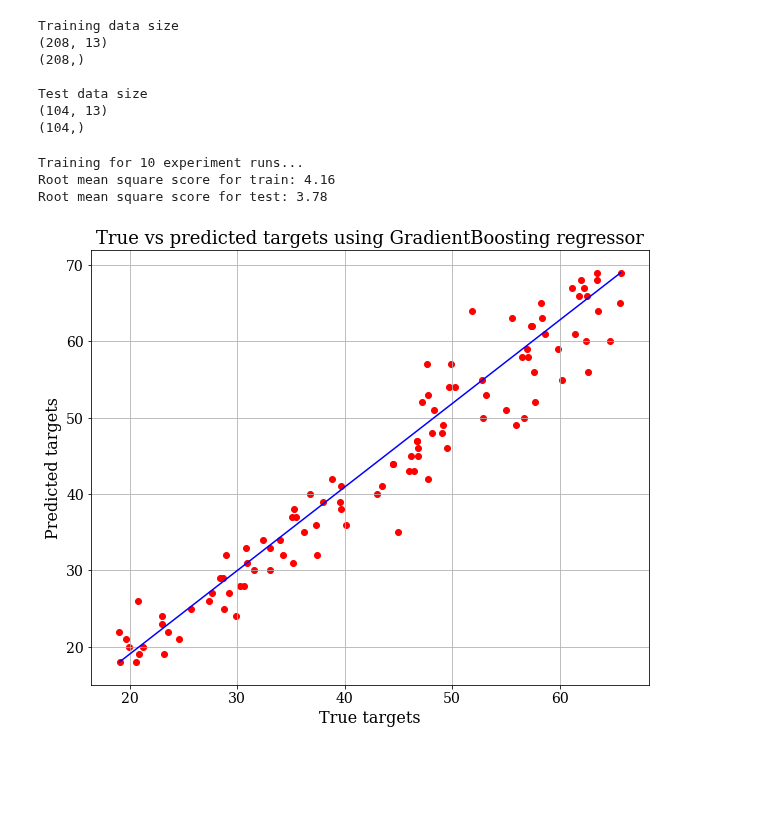
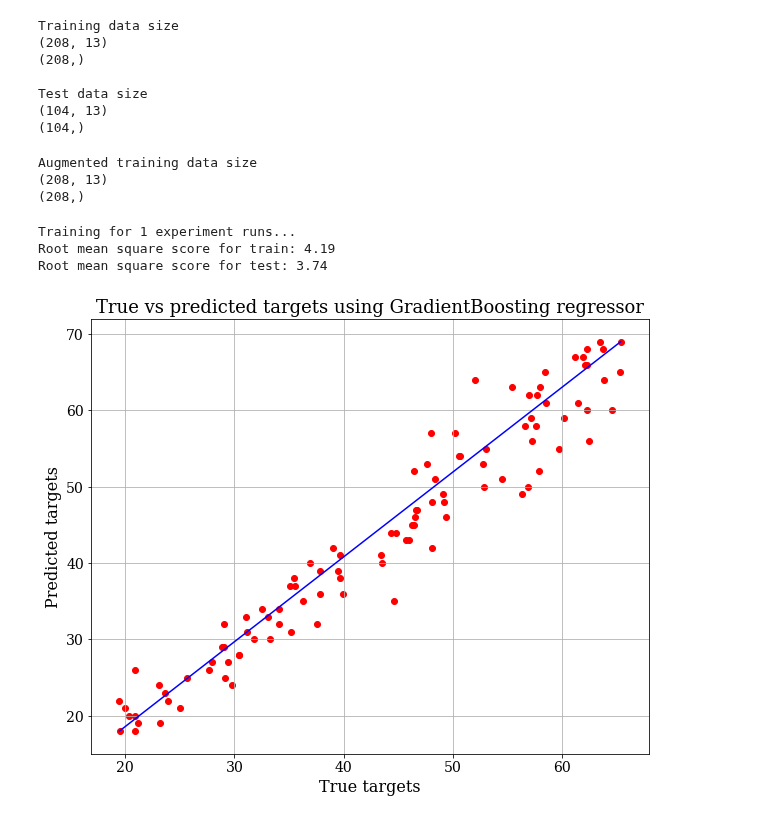
Before and after one commit to anuprulez/pmlb_regression, a Jupyter notebook: age_prediction/Age_Prediction_DNA_Methylation.ipynb, the cells around one changed output. Drawn from its saved outputs; the diff is of its cells as text; code cells hidden in the pictures; blank space fills up the shorter version.

Commit message:
Add data augmentation

```diff
--- a/age_prediction/Age_Prediction_DNA_Methylation.ipynb
+++ b/age_prediction/Age_Prediction_DNA_Methylation.ipynb
@@ -35,8 +35,36 @@ Training data size
 Test data size
 (104, 13)
 (104,)
+# %%
+# Training data augmentation
+
+noise_param = 0.001
+factor = 1
+low = -0.001
+high = 0.001
+
+def augment_data(X, y, n, noise):
+    _X = X.copy()
+    _y = y.copy()
+    for _ in range(n):
+        X = np.r_[X, _X + np.random.uniform(low, high, (_X.shape[0], _X.shape[1]))]
+        y = np.r_[y, _y]
+    return X, y
+
+#training_data_aug, training_label_aug = augment_data(training_data, training_label, factor, noise_param)
+training_data_aug, training_label_aug = training_data, training_label
+
+print("")
+print("Augmented training data size")
+
+print(training_data_aug.shape)
+print(training_label_aug.shape)
+# %% [output]
+Augmented training data size
+(208, 13)
+(208,)
 # %%
-from sklearn import ensemble, metrics
+from sklearn import ensemble, metrics, linear_model, svm
 from sklearn.pipeline import Pipeline
 from sklearn.model_selection import GridSearchCV, KFold
 import warnings
@@ -46,9 +74,10 @@ from matplotlib import rcParams
 warnings.filterwarnings('ignore')
 
 rcParams['font.family'] = "serif"
-cv = 10
+cv = 5
 rs = 3111696
-exp_run = 10
+exp_run = 1
+
 rmse_train = np.zeros(exp_run)
 rmse_test = np.zeros(exp_run)
 
@@ -59,7 +88,7 @@ regressor = Pipeline([
 
 # list of possible parameter values to be checked
 parameters = [{ \
-    'regression__n_estimators': [25, 50, 75, 100, 200]
+    'regression__n_estimators': [50, 75, 100, 200]
 }]
 
 print("Training for %d experiment runs..." % exp_run)
@@ -76,42 +105,43 @@ def train_gbr(experiment_number):
                                        error_score=0, scoring=mse)
 
     # fit training data
-    optimized_regressor.fit(training_data, training_label)
+    optimized_regressor.fit(training_data_aug, training_label_aug)
     best_regressor = optimized_regressor.best_estimator_
 
     # compute root mean squared error
     rmse_tr = np.sqrt(np.abs(optimized_regressor.best_score_))
     rmse_train[experiment_number] = rmse_tr
 
     # predict test data using the best model
     prediction = best_regressor.predict(test_data)
     rmse_te = np.sqrt(metrics.mean_squared_error(test_label.tolist(), prediction))
     rmse_test[experiment_number] = rmse_te
+    return prediction
 
 for item in range(exp_run):
-    train_gbr(item)
+    prediction = train_gbr(item)
 
 print("Root mean square score for train: %.2f" % np.mean(rmse_train))
 print("Root mean square score for test: %.2f" % np.mean(rmse_test))
 
 # Plot true vs predicted targets
 plt.figure(figsize=(10, 8))
 
 # plot x = y line
 x = [min(prediction), max(prediction)]
 y = [min(test_label), max(test_label)]
 plt.plot(x, y, c='b')
 
 plt.scatter(prediction, test_label.tolist(), color='r')
 plt.xlabel('True targets', size=16)
 plt.ylabel('Predicted targets', size=16)
 plt.title('True vs predicted targets using GradientBoosting regressor', size=18)
 plt.xticks(size=14)
 plt.yticks(size=14)
 plt.grid(True)
 plt.show()
 # %% [output]
-Training for 10 experiment runs...
-Root mean square score for train: 4.16
-Root mean square score for test: 3.78
+Training for 1 experiment runs...
+Root mean square score for train: 4.19
+Root mean square score for test: 3.74
-[figure, old version]
+[figure, new version]
```
